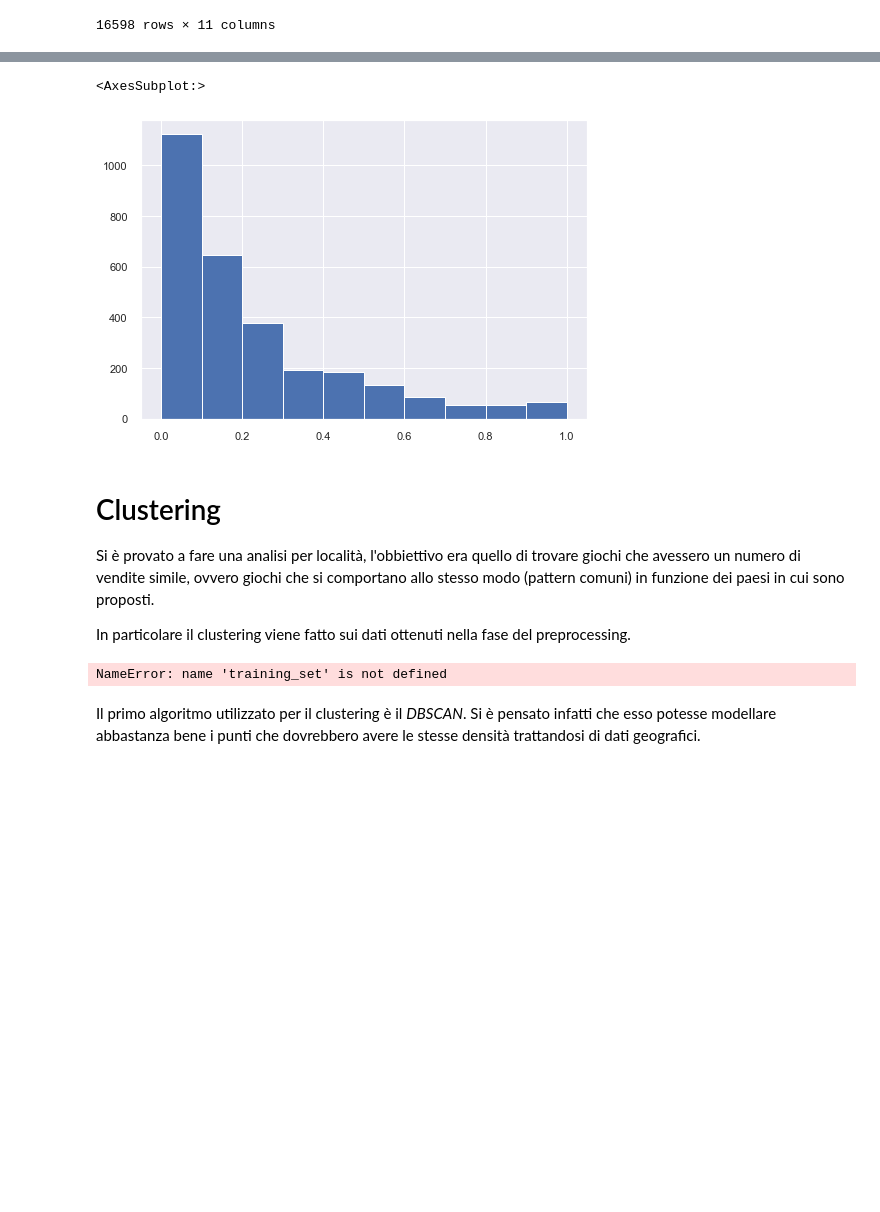
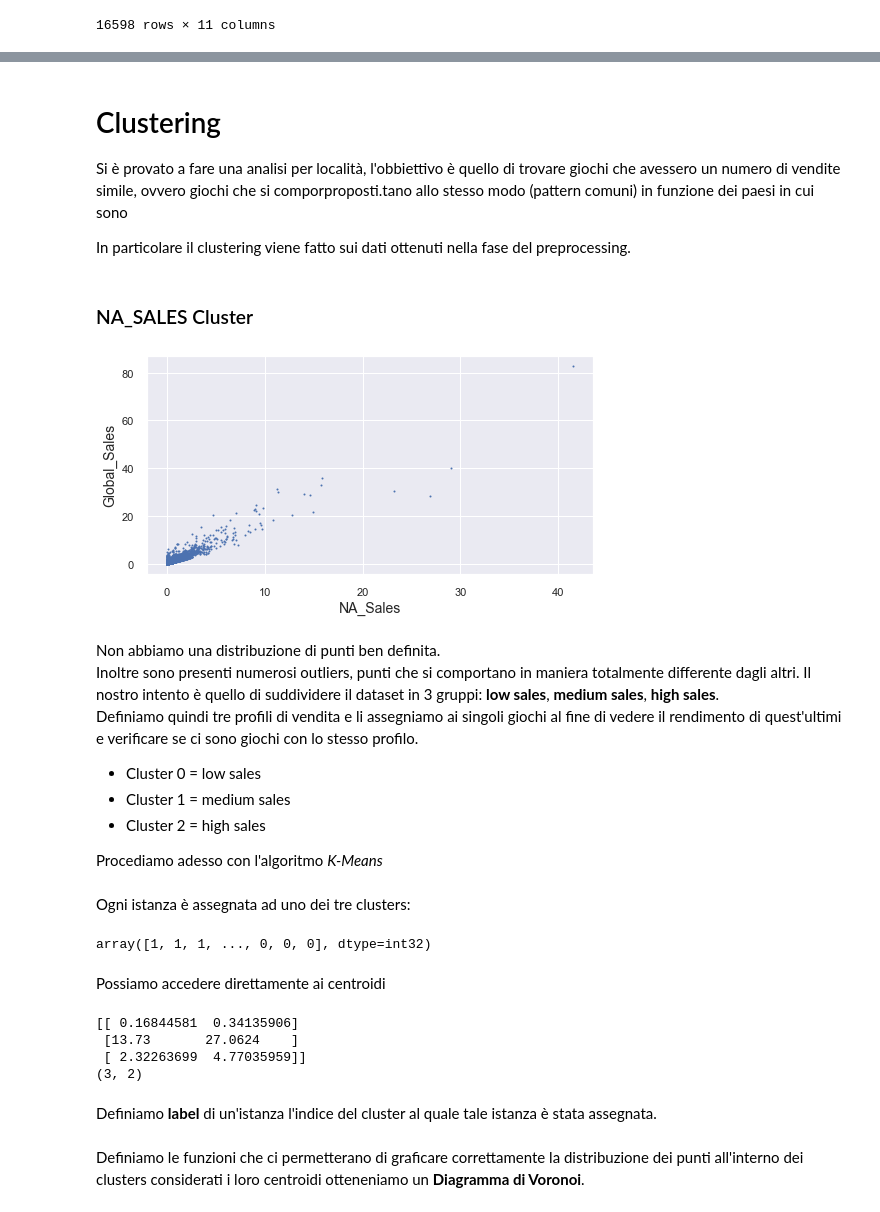
Before and after one commit to SimoneeBr/dm-project, a Jupyter notebook: Progetto_Game_Sales.ipynb, the cells around one changed output, grey strips where cells are left out. Saved outputs shown, nothing was run; the diff lists cells and outputs as text; code cells hidden in the pictures; blank space fills up the shorter version.

Commit message:
cluster initial analysis

```diff
--- a/Progetto_Game_Sales.ipynb
+++ b/Progetto_Game_Sales.ipynb
@@ -536,18 +526,32 @@ trainingSet["Global_Sales"].hist(range=[0.0,1.0])
-# %%
-testSet["Global_Sales"].hist(range=[0.0,1.0])
-# %% [output]
-<AxesSubplot:>
-[figure, removed]
 # %% [markdown]
 # Clustering
 
-Si è provato a fare una analisi per località, l'obbiettivo era quello di trovare giochi che avessero un numero di vendite simile, ovvero giochi che si comportano allo stesso modo (pattern comuni) in funzione dei paesi in cui sono proposti.
+Si è provato a fare una analisi per località, l'obbiettivo è quello di trovare giochi che avessero un numero di vendite simile, ovvero giochi che si comporproposti.tano allo stesso modo (pattern comuni) in funzione dei paesi in cui sono
 
 In particolare il clustering viene fatto sui dati ottenuti nella fase del preprocessing.
 # %%
-# clusterSet lo utilizzo per il clustering
-clusterSet = training_set.copy()
+def plot_clusters(X, label1, label2, y=None):
+    plt.scatter(X[:, 0], X[:, 1], c=y, s=1)
+    plt.xlabel(label1, fontsize=14)
+    plt.ylabel(label2, fontsize=14, rotation=90)
-# %% [output]
-NameError: name 'training_set' is not defined
-# %% [markdown]
-Il primo algoritmo utilizzato per il clustering è il *DBSCAN*. Si è pensato infatti che esso potesse modellare abbastanza bene i punti che dovrebbero avere le stesse densità trattandosi di dati geografici.
+# %% [markdown]
+### NA_SALES Cluster
+# %%
+NA_SALES_CLUSTER = df.loc[:,['NA_Sales','Global_Sales']]
+NA_SALES = df.loc[:,['NA_Sales','Global_Sales']].values
+
+plt.figure(figsize=(8,4))
+plot_clusters(NA_SALES, "NA_Sales", "Global_Sales")
+plt.show()
+# %% [output]
+[figure, added]
+# %% [markdown]
+Non abbiamo una distribuzione di punti ben definita.
+Inoltre sono presenti numerosi outliers, punti che si comportano in maniera totalmente differente dagli altri. Il nostro intento è quello di suddividere il dataset in 3 gruppi: **low sales**, **medium sales**, **high sales**.
+Definiamo quindi tre profili di vendita e li assegniamo ai singoli giochi al fine di vedere il rendimento di quest'ultimi e verificare se ci sono giochi con lo stesso profilo.
+
+- Cluster 0 = low sales
+- Cluster 1 = medium sales
+- Cluster 2 = high sales
+
+Procediamo adesso con l'algoritmo *K-Means*
@@ -553,0 +565,18 @@ Il primo algoritmo utilizzato per il clustering è il *DBSCAN*. Si è pensato in
+# %% [markdown]
+Ogni istanza è assegnata ad uno dei tre clusters:
+# %%
+y_pred
+# %% [output]
+array([1, 1, 1, ..., 0, 0, 0], dtype=int32)
+# %% [markdown]
+Possiamo accedere direttamente ai centroidi
+# %%
+print(kmeans.cluster_centers_)
+print(kmeans.cluster_centers_.shape)
+# %% [output]
+[[ 0.16844581  0.34135906]
+ [13.73       27.0624    ]
+ [ 2.32263699  4.77035959]]
+(3, 2)
+# %% [markdown]
+Definiamo **label** di un'istanza l'indice del cluster al quale tale istanza è stata assegnata.
@@ -553,0 +588,2 @@ Il primo algoritmo utilizzato per il clustering è il *DBSCAN*. Si è pensato in
+# %% [markdown]
+Definiamo le funzioni che ci permetterano di graficare correttamente la distribuzione dei punti all'interno dei clusters considerati i loro centroidi otteneniamo un **Diagramma di Voronoi**.
```
Also changed, not shown: parts of 81 cells of this notebook.
